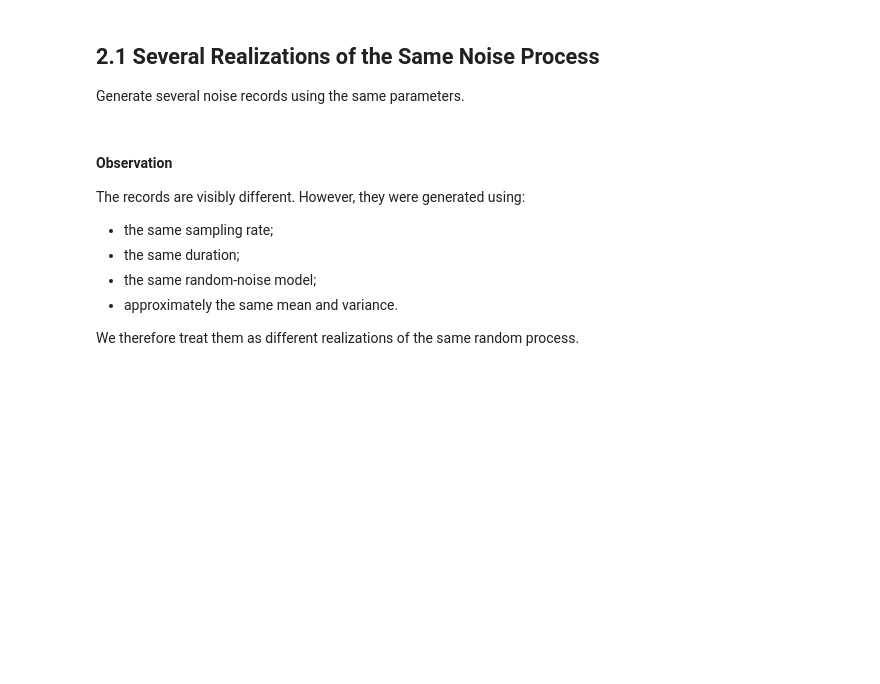
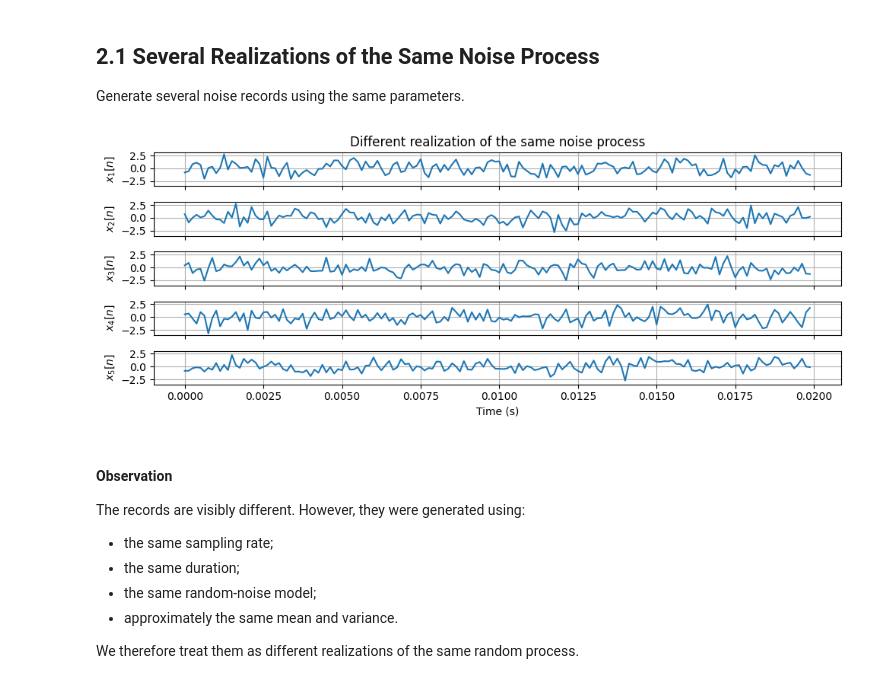
Before and after one commit to ktpitch/dsp_notebooks, a Jupyter notebook: notebooks/w03/dft_with_noise.ipynb, the cells around one changed output. Drawn from its saved outputs; the diff is of its cells as text; code cells hidden in the pictures; blank space fills up the shorter version.

```diff
--- a/notebooks/w03/dft_with_noise.ipynb
+++ b/notebooks/w03/dft_with_noise.ipynb
@@ -171,14 +183,19 @@ t = np.arange(N) / fs
 
 num_records = 5
 noise_records = [np.random.randn(N) for _ in range(num_records)]
-fig, ax = plt.subplots(num_records,1,sharex=True,sharey=True)
+fig, ax = plt.subplots(num_records,1,figsize=(10,4),sharex=True,sharey=True)
 for i, x in enumerate(noise_records):
     ax[i].plot(t[0:int(0.02*N)],x[0:int(0.02*N)])
     ax[i].set_ylabel(f"$x_{i+1}[n]$")
     ax[i].grid()
 ax[-1].set_xlabel("Time (s)")
-plt.suptitle("Different realization of the same noise process")
-plt.tight_layout()
+ax[0].set_title("Different realization of the same noise process")
+fig.tight_layout()
+plt.close(fig)
+# %%
+display(fig)
+# %% [output]
+[figure, added]
 # %% [markdown]
 #### Observation
 The records are visibly different. However, they were generated using:
```
Also changed, not shown: parts of 39 cells of this notebook.
